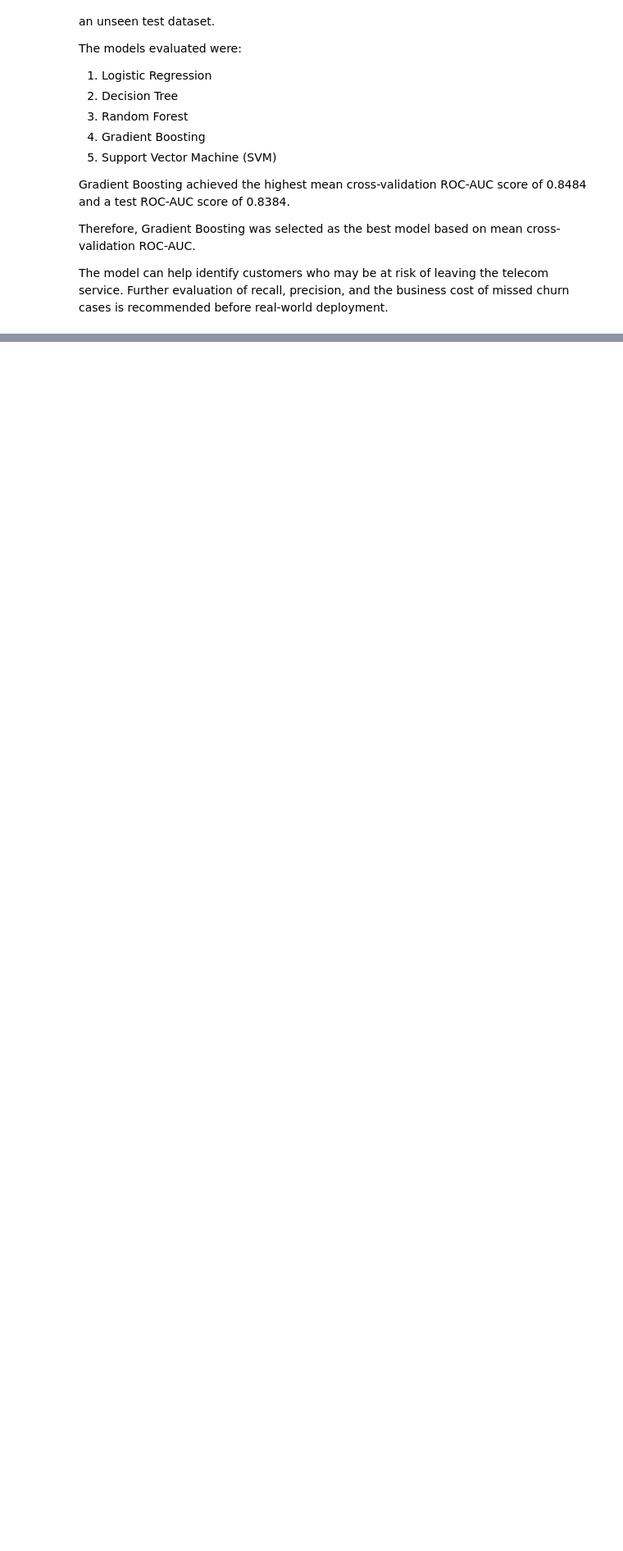
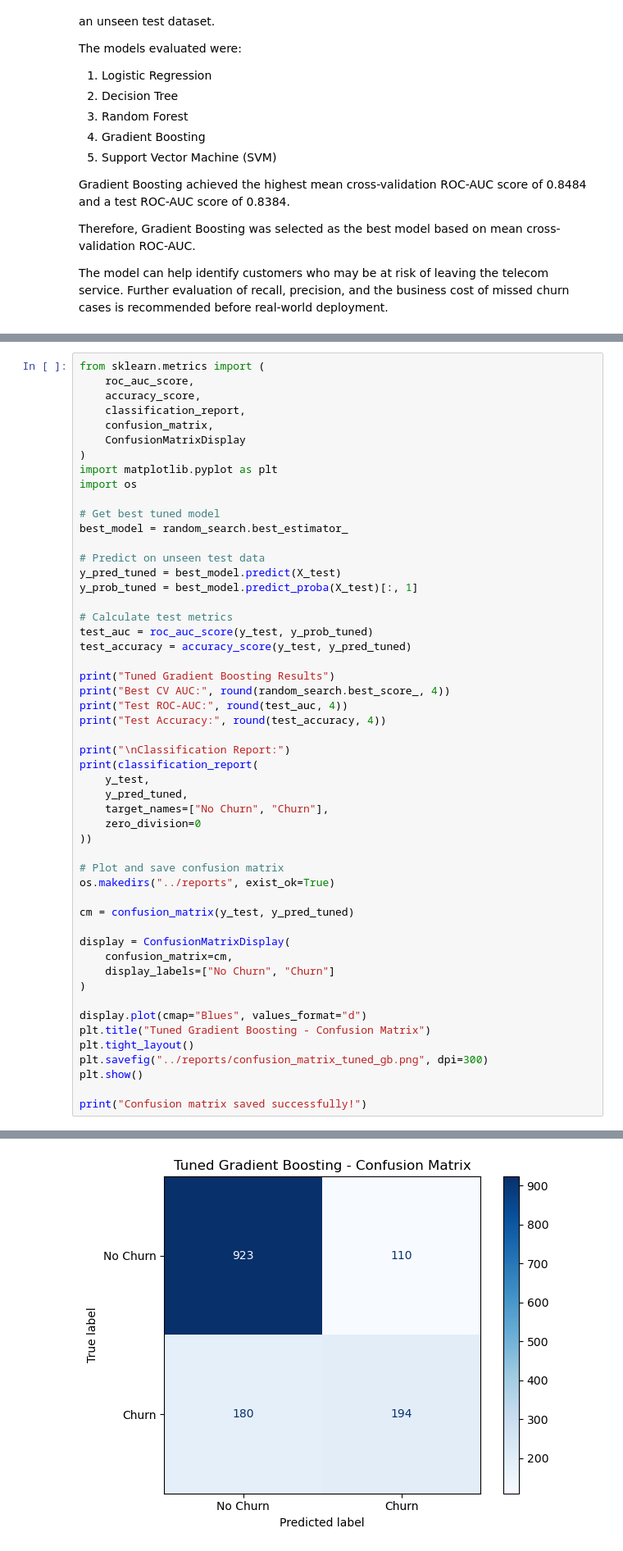
Before and after one commit to ritik1999348/CHURNSENSE, a Jupyter notebook: notebooks/03_modelling.ipynb, the cells around one changed output, grey strips where cells are left out. Shown at 82% size. Drawn from its saved outputs; the diff is of its cells as text; blank space fills up the shorter version.

```diff
--- a/notebooks/03_modelling.ipynb
+++ b/notebooks/03_modelling.ipynb
@@ -277,0 +389,53 @@ recommended before real-world deployment.
+# %%
+from sklearn.metrics import (
+    roc_auc_score,
+    accuracy_score,
+    classification_report,
+    confusion_matrix,
+    ConfusionMatrixDisplay
+)
+import matplotlib.pyplot as plt
+import os
+
+# Get best tuned model
+best_model = random_search.best_estimator_
+
+# Predict on unseen test data
+y_pred_tuned = best_model.predict(X_test)
+y_prob_tuned = best_model.predict_proba(X_test)[:, 1]
+
+# Calculate test metrics
+test_auc = roc_auc_score(y_test, y_prob_tuned)
+test_accuracy = accuracy_score(y_test, y_pred_tuned)
+
+print("Tuned Gradient Boosting Results")
+print("Best CV AUC:", round(random_search.best_score_, 4))
+print("Test ROC-AUC:", round(test_auc, 4))
+print("Test Accuracy:", round(test_accuracy, 4))
+
+print("\nClassification Report:")
+print(classification_report(
+    y_test,
+    y_pred_tuned,
+    target_names=["No Churn", "Churn"],
+    zero_division=0
+))
+
+# Plot and save confusion matrix
+os.makedirs("../reports", exist_ok=True)
+
+cm = confusion_matrix(y_test, y_pred_tuned)
+
+display = ConfusionMatrixDisplay(
+    confusion_matrix=cm,
+    display_labels=["No Churn", "Churn"]
+)
+
+display.plot(cmap="Blues", values_format="d")
+plt.title("Tuned Gradient Boosting - Confusion Matrix")
+plt.tight_layout()
+plt.savefig("../reports/confusion_matrix_tuned_gb.png", dpi=300)
+plt.show()
+
+print("Confusion matrix saved successfully!")
+# %% [output]
@@ -277,0 +456 @@ recommended before real-world deployment.
+[figure, added]
```
Also changed, not shown: parts of 12 cells of this notebook, 5 other files.
